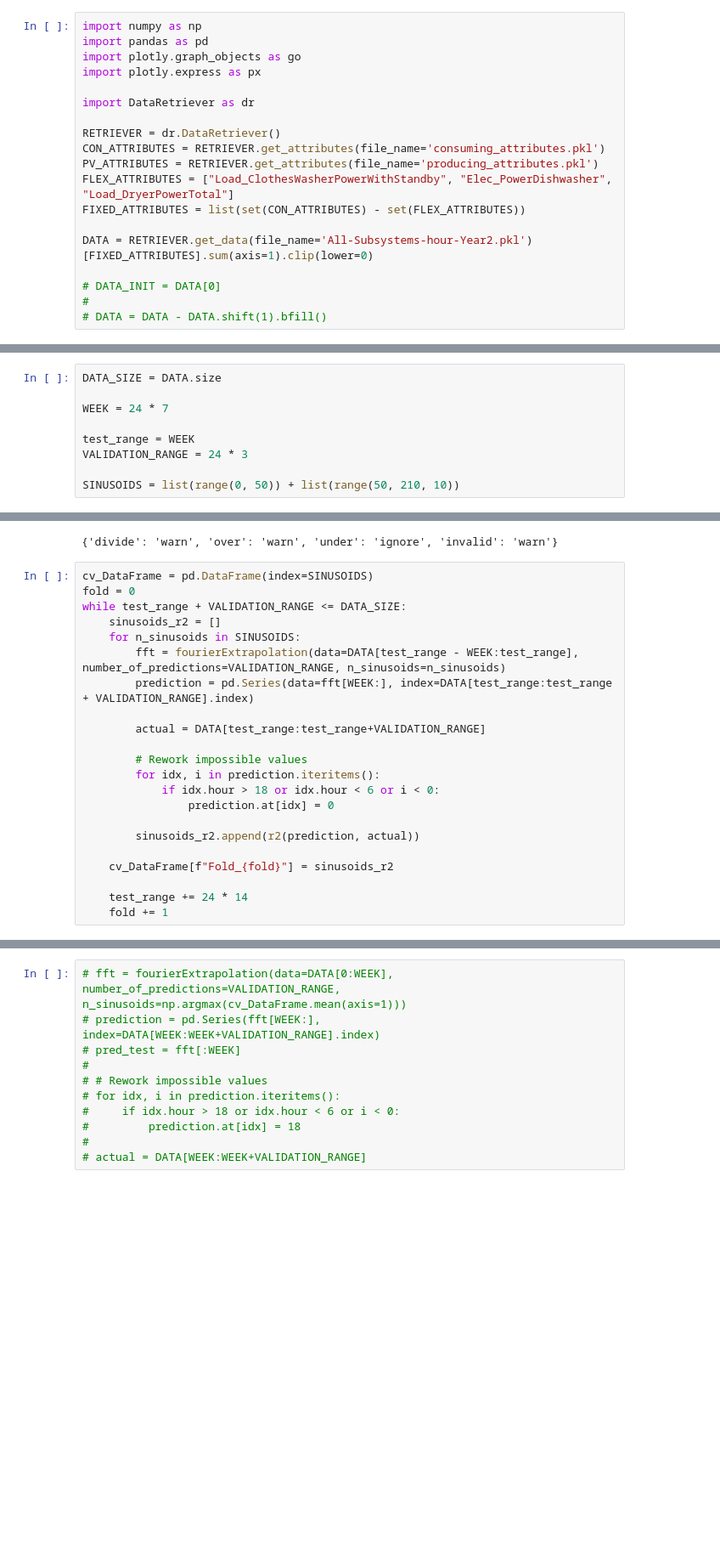
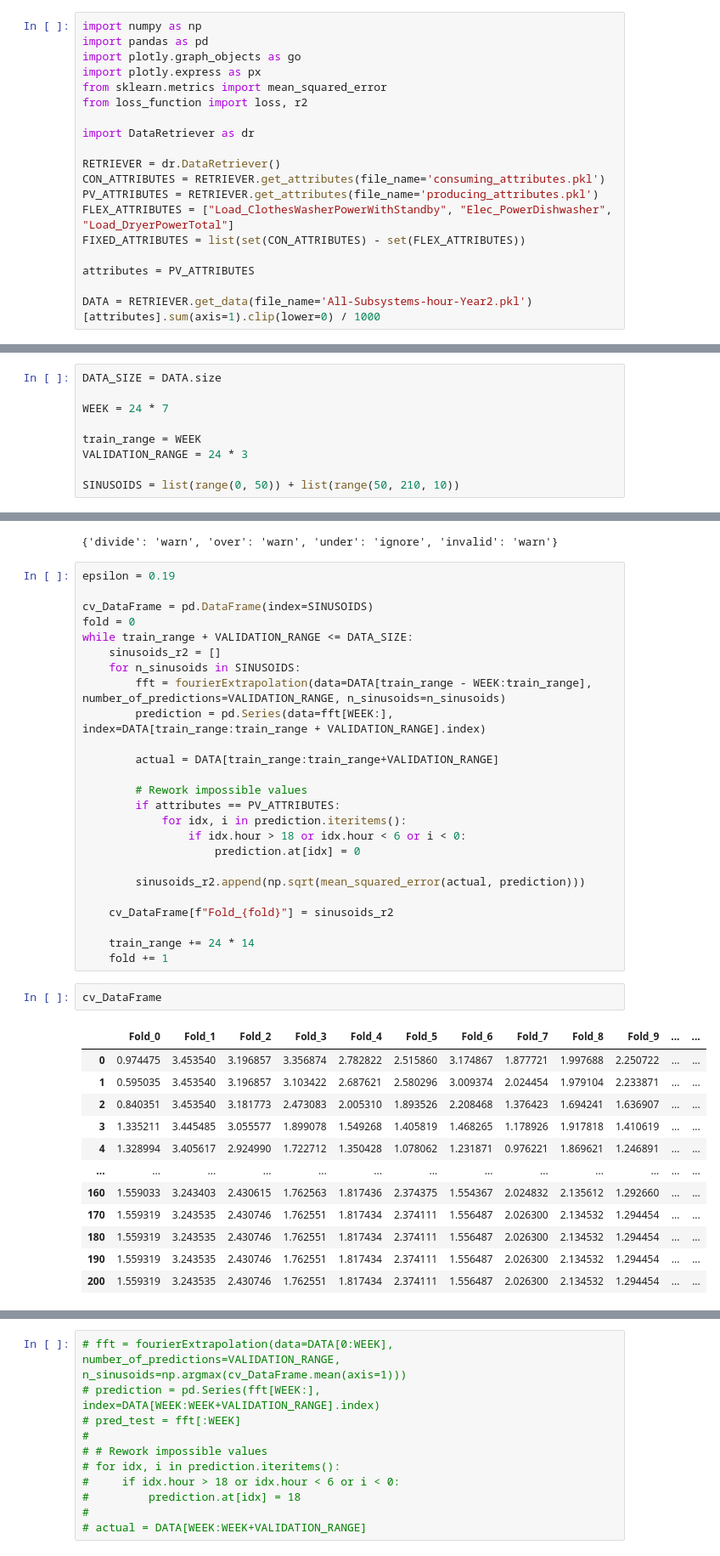
Before and after one commit to Divixity/Datavidenskab-P6, a Jupyter notebook: Development/fft_sliding_window.ipynb, the cells around one changed output, grey strips where cells are left out. Shown at 85% size. Drawn from its saved outputs; the diff is of its cells as text; blank space fills up the shorter version.

```diff
--- a/Development/fft_sliding_window.ipynb
+++ b/Development/fft_sliding_window.ipynb
@@ -3,6 +3,8 @@ import numpy as np
 import pandas as pd
 import plotly.graph_objects as go
 import plotly.express as px
+from sklearn.metrics import mean_squared_error
+from loss_function import loss, r2
 
 import DataRetriever as dr
 
@@ -12,11 +14,9 @@ PV_ATTRIBUTES = RETRIEVER.get_attributes(file_name='producing_attributes.pkl')
 FLEX_ATTRIBUTES = ["Load_ClothesWasherPowerWithStandby", "Elec_PowerDishwasher", "Load_DryerPowerTotal"]
 FIXED_ATTRIBUTES = list(set(CON_ATTRIBUTES) - set(FLEX_ATTRIBUTES))
 
-DATA = RETRIEVER.get_data(file_name='All-Subsystems-hour-Year2.pkl')[FIXED_ATTRIBUTES].sum(axis=1).clip(lower=0)
+attributes = PV_ATTRIBUTES
 
-# DATA_INIT = DATA[0]
-#
-# DATA = DATA - DATA.shift(1).bfill()
+DATA = RETRIEVER.get_data(file_name='All-Subsystems-hour-Year2.pkl')[attributes].sum(axis=1).clip(lower=0) / 1000
 # %%
 def fourierExtrapolation(data: np.array, number_of_predictions: int, n_sinusoids: int) -> np.array:
     """
@@ -72,7 +69,7 @@ DATA_SIZE = DATA.size
 
 WEEK = 24 * 7
 
-test_range = WEEK
+train_range = WEEK
 VALIDATION_RANGE = 24 * 3
 
 SINUSOIDS = list(range(0, 50)) + list(range(50, 210, 10))
@@ -81,24 +78,42 @@ np.seterr(invalid='ignore')
 # %% [output]
 {'divide': 'warn', 'over': 'warn', 'under': 'ignore', 'invalid': 'warn'}
 # %%
+epsilon = 0.19
+
 cv_DataFrame = pd.DataFrame(index=SINUSOIDS)
 fold = 0
-while test_range + VALIDATION_RANGE <= DATA_SIZE:
+while train_range + VALIDATION_RANGE <= DATA_SIZE:
     sinusoids_r2 = []
     for n_sinusoids in SINUSOIDS:
-        fft = fourierExtrapolation(data=DATA[test_range - WEEK:test_range], number_of_predictions=VALIDATION_RANGE, n_sinusoids=n_sinusoids)
-        prediction = pd.Series(data=fft[WEEK:], index=DATA[test_range:test_range + VALIDATION_RANGE].index)
+        fft = fourierExtrapolation(data=DATA[train_range - WEEK:train_range], number_of_predictions=VALIDATION_RANGE, n_sinusoids=n_sinusoids)
+        prediction = pd.Series(data=fft[WEEK:], index=DATA[train_range:train_range + VALIDATION_RANGE].index)
 
-        actual = DATA[test_range:test_range+VALIDATION_RANGE]
+        actual = DATA[train_range:train_range+VALIDATION_RANGE]
 
         # Rework impossible values
-        for idx, i in prediction.iteritems():
-            if idx.hour > 18 or idx.hour < 6 or i < 0:
-                prediction.at[idx] = 0
+        if attributes == PV_ATTRIBUTES:
+            for idx, i in prediction.iteritems():
+                if idx.hour > 18 or idx.hour < 6 or i < 0:
+                    prediction.at[idx] = 0
 
-        sinusoids_r2.append(r2(prediction, actual))
+        sinusoids_r2.append(np.sqrt(mean_squared_error(actual, prediction)))
 
     cv_DataFrame[f"Fold_{fold}"] = sinusoids_r2
 
-    test_range += 24 * 14
+    train_range += 24 * 14
     fold += 1
+# %%
+cv_DataFrame
+# %% [output]
+|  | Fold_0 | Fold_1 | Fold_2 | Fold_3 | Fold_4 | Fold_5 | Fold_6 | Fold_7 | Fold_8 | Fold_9 | ... | ... |
+| 0 | 0.974475 | 3.453540 | 3.196857 | 3.356874 | 2.782822 | 2.515860 | 3.174867 | 1.877721 | 1.997688 | 2.250722 | ... | ... |
+| 1 | 0.595035 | 3.453540 | 3.196857 | 3.103422 | 2.687621 | 2.580296 | 3.009374 | 2.024454 | 1.979104 | 2.233871 | ... | ... |
+| 2 | 0.840351 | 3.453540 | 3.181773 | 2.473083 | 2.005310 | 1.893526 | 2.208468 | 1.376423 | 1.694241 | 1.636907 | ... | ... |
+| 3 | 1.335211 | 3.445485 | 3.055577 | 1.899078 | 1.549268 | 1.405819 | 1.468265 | 1.178926 | 1.917818 | 1.410619 | ... | ... |
+| 4 | 1.328994 | 3.405617 | 2.924990 | 1.722712 | 1.350428 | 1.078062 | 1.231871 | 0.976221 | 1.869621 | 1.246891 | ... | ... |
+| ... | ... | ... | ... | ... | ... | ... | ... | ... | ... | ... | ... | ... |
+| 160 | 1.559033 | 3.243403 | 2.430615 | 1.762563 | 1.817436 | 2.374375 | 1.554367 | 2.024832 | 2.135612 | 1.292660 | ... | ... |
+| 170 | 1.559319 | 3.243535 | 2.430746 | 1.762551 | 1.817434 | 2.374111 | 1.556487 | 2.026300 | 2.134532 | 1.294454 | ... | ... |
+| 180 | 1.559319 | 3.243535 | 2.430746 | 1.762551 | 1.817434 | 2.374111 | 1.556487 | 2.026300 | 2.134532 | 1.294454 | ... | ... |
+| 190 | 1.559319 | 3.243535 | 2.430746 | 1.762551 | 1.817434 | 2.374111 | 1.556487 | 2.026300 | 2.134532 | 1.294454 | ... | ... |
+| 200 | 1.559319 | 3.243535 | 2.430746 | 1.762551 | 1.817434 | 2.374111 | 1.556487 | 2.026300 | 2.134532 | 1.294454 | ... | ... |
```
Also changed, not shown: parts of 10 cells of this notebook, 3 other files.
